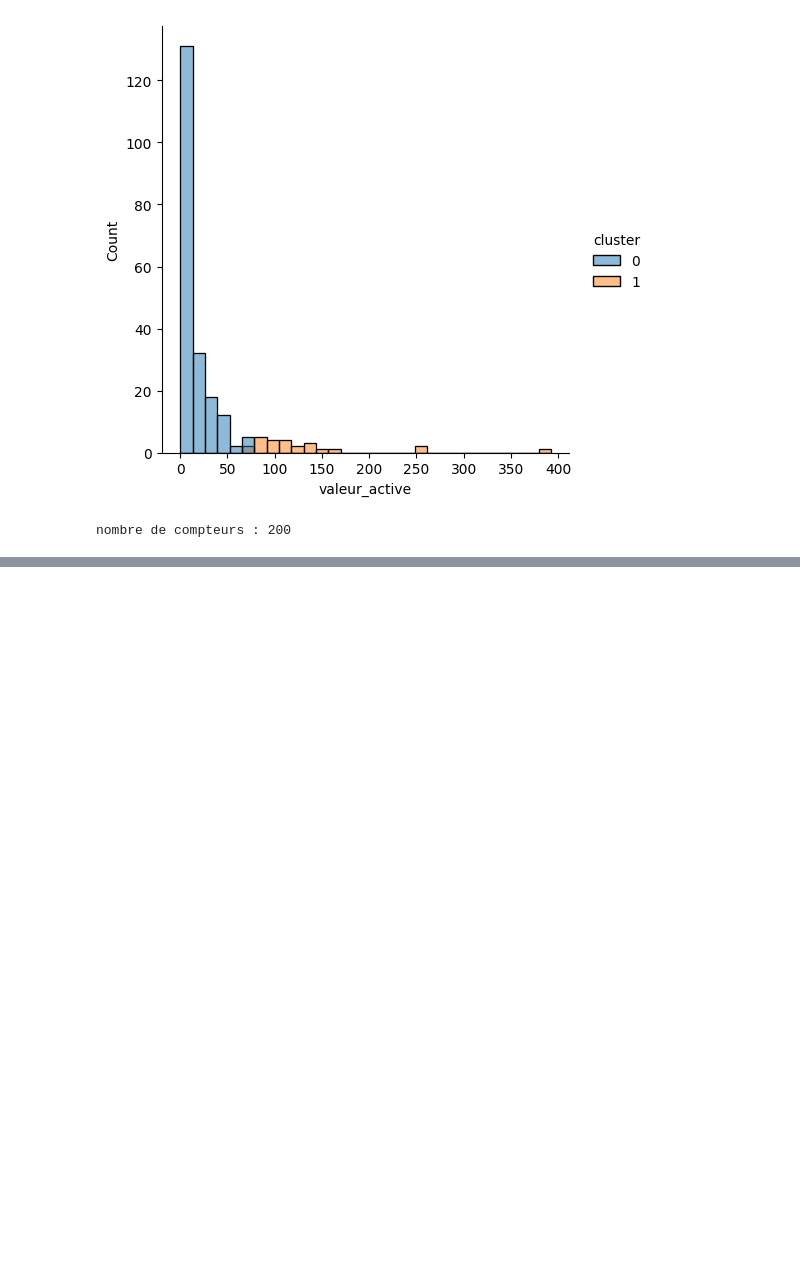
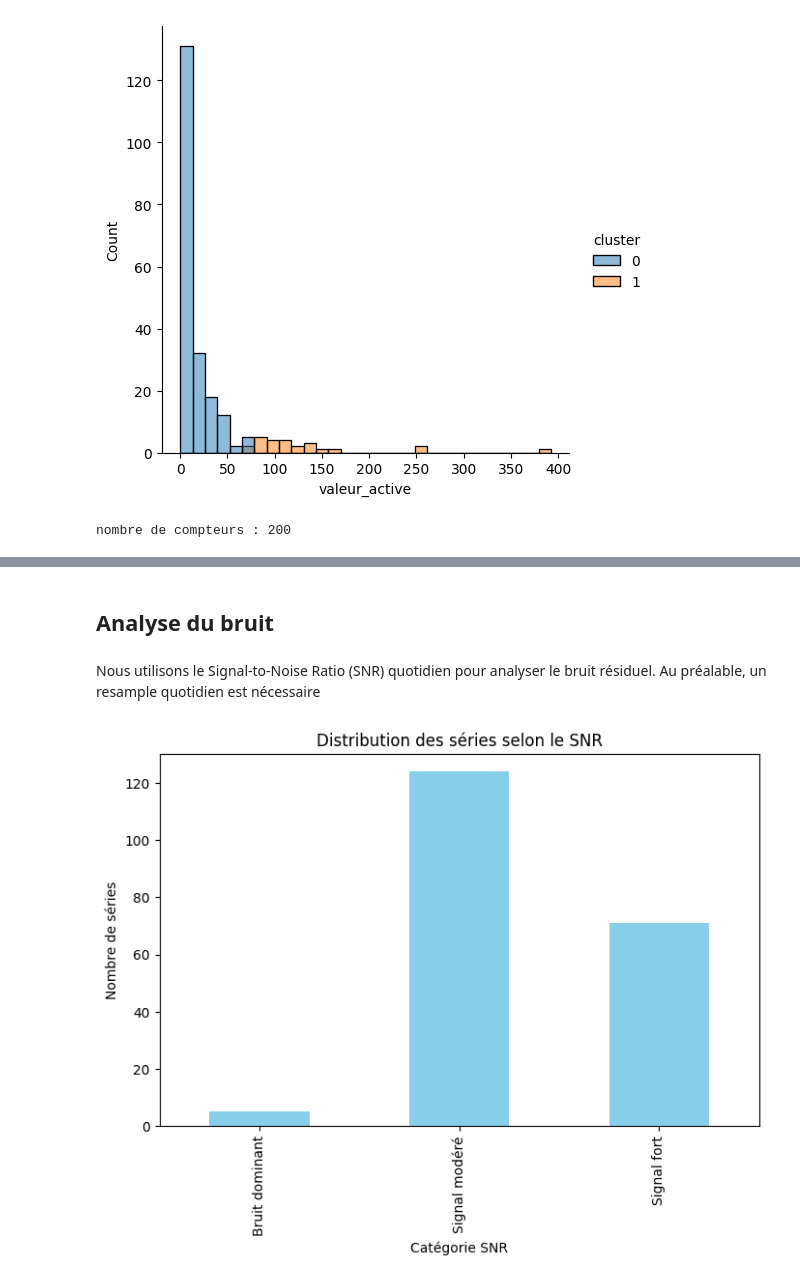
Before and after one commit to montagneForEver/ML_consommation_eau, a Jupyter notebook: exploration_finale.ipynb, the cells around one changed output, grey strips where cells are left out. Saved outputs shown, nothing was run; the diff lists cells and outputs as text; code cells hidden in the pictures; blank space fills up the shorter version.

```diff
--- a/exploration_finale.ipynb
+++ b/exploration_finale.ipynb
@@ -695,0 +419,4 @@ méthode de décomposition d'une série temporelle : https://blog.statoscop.fr/t
+# %% [markdown]
+## Analyse du bruit
+# %% [markdown]
+Nous utilisons le Signal-to-Noise Ratio (SNR) quotidien pour analyser le bruit résiduel. Au préalable, un resample quotidien est nécessaire
@@ -695,0 +476,44 @@ méthode de décomposition d'une série temporelle : https://blog.statoscop.fr/t
+# %%
+
+def compute_snr_from_stl(df, libelle_col='libelle'):
+    """
+    Calcule le SNR par libelle à partir d'un DataFrame contenant
+    les colonnes 'trend', 'seasonal', 'resid'.
+
+    SNR = variance(signal) / variance(noise)
+    signal = trend + seasonal
+    noise = resid
+    """
+    snr_by_libelle = {}
+
+    for libelle, group in df.groupby(libelle_col):
+        signal_var = (group['trend'] + group['seasonal']).var()
+        noise_var = group['resid'].var()
+        snr = signal_var / noise_var if noise_var != 0 else float('inf')
+        snr_by_libelle[libelle] = snr
+
+    return pd.Series(snr_by_libelle, name='SNR')
+
+# Exemple d'utilisation
+# df_with_stl = df_resampled après ajout STL
+snr_series = compute_snr_from_stl(data_with_stl)
+# %%
+# Supposons snr_series est un pd.Series des SNR par libelle
+# Définir les bins et labels
+bins = [0, 1, 5, float('inf')]
+labels = ['Bruit dominant', 'Signal modéré', 'Signal fort']
+
+# Ajouter une colonne catégorielle
+snr_df = snr_series.reset_index()
+snr_df.columns = ['libelle', 'SNR']
+snr_df['SNR_bin'] = pd.cut(snr_df['SNR'], bins=bins, labels=labels, right=False)
+
+# Histogramme
+plt.figure(figsize=(8,5))
+snr_df['SNR_bin'].value_counts().reindex(labels).plot(kind='bar', color='skyblue')
+plt.xlabel('Catégorie SNR')
+plt.ylabel('Nombre de séries')
+plt.title('Distribution des séries selon le SNR')
+plt.show()
+# %% [output]
+[figure, added]
```
Also changed, not shown: parts of 71 cells of this notebook.
